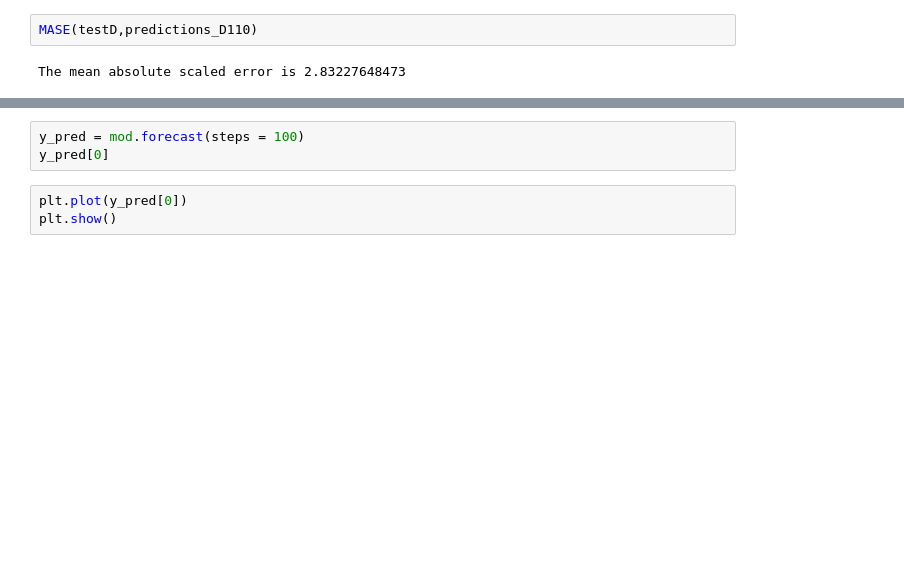
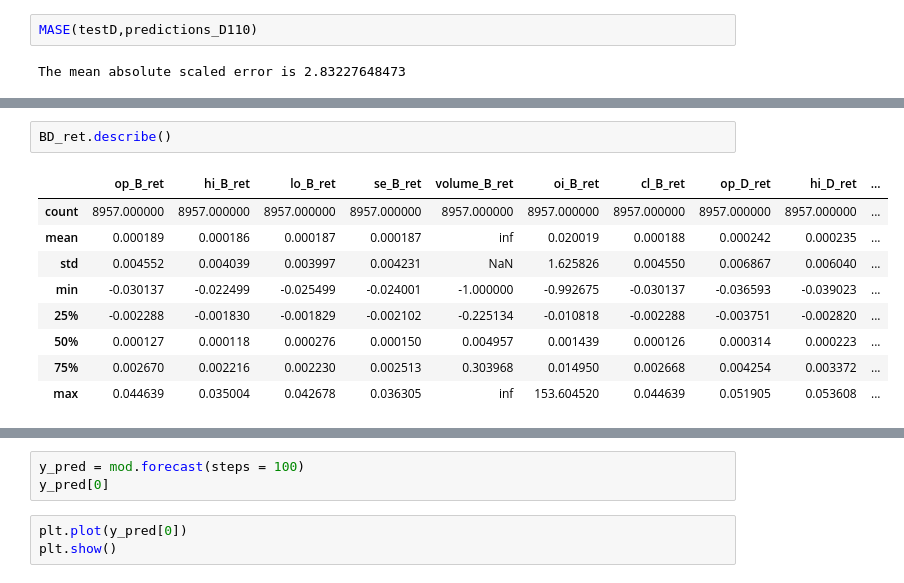
Before and after one commit to jwelliav/Cabestan_research_project, a Jupyter notebook: Time Series EDA.ipynb, the cells around one changed output, grey strips where cells are left out. Drawn from its saved outputs; the diff is of its cells as text; blank space fills up the shorter version.

```diff
--- a/Time Series EDA.ipynb
+++ b/Time Series EDA.ipynb
@@ -833,0 +910,12 @@ dtype: int64
+# %%
+BD_ret.describe()
+# %% [output]
+|  | op_B_ret | hi_B_ret | lo_B_ret | se_B_ret | volume_B_ret | oi_B_ret | cl_B_ret | op_D_ret | hi_D_ret | ... |
+| count | 8957.000000 | 8957.000000 | 8957.000000 | 8957.000000 | 8957.000000 | 8957.000000 | 8957.000000 | 8957.000000 | 8957.000000 | ... |
+| mean | 0.000189 | 0.000186 | 0.000187 | 0.000187 | inf | 0.020019 | 0.000188 | 0.000242 | 0.000235 | ... |
+| std | 0.004552 | 0.004039 | 0.003997 | 0.004231 | NaN | 1.625826 | 0.004550 | 0.006867 | 0.006040 | ... |
+| min | -0.030137 | -0.022499 | -0.025499 | -0.024001 | -1.000000 | -0.992675 | -0.030137 | -0.036593 | -0.039023 | ... |
+| 25% | -0.002288 | -0.001830 | -0.001829 | -0.002102 | -0.225134 | -0.010818 | -0.002288 | -0.003751 | -0.002820 | ... |
+| 50% | 0.000127 | 0.000118 | 0.000276 | 0.000150 | 0.004957 | 0.001439 | 0.000126 | 0.000314 | 0.000223 | ... |
+| 75% | 0.002670 | 0.002216 | 0.002230 | 0.002513 | 0.303968 | 0.014950 | 0.002668 | 0.004254 | 0.003372 | ... |
+| max | 0.044639 | 0.035004 | 0.042678 | 0.036305 | inf | 153.604520 | 0.044639 | 0.051905 | 0.053608 | ... |
```
Also changed, not shown: parts of 29 cells of this notebook.
